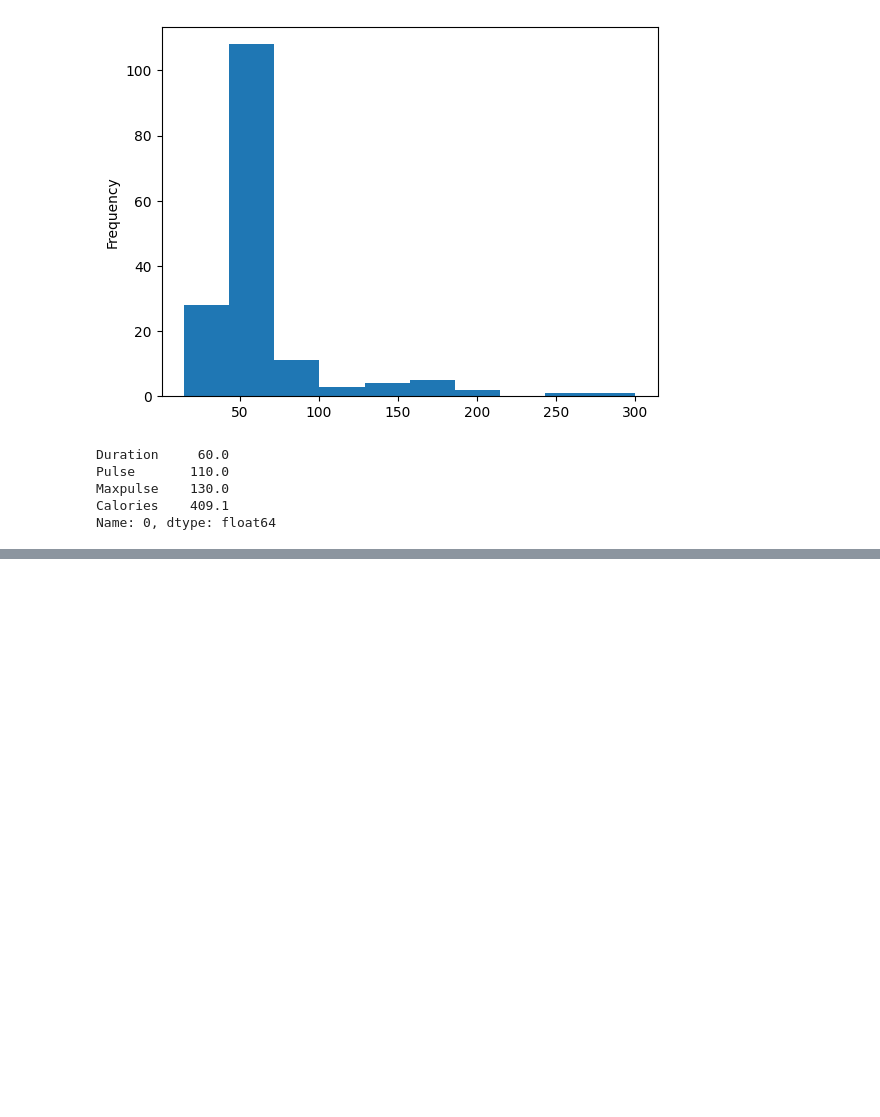
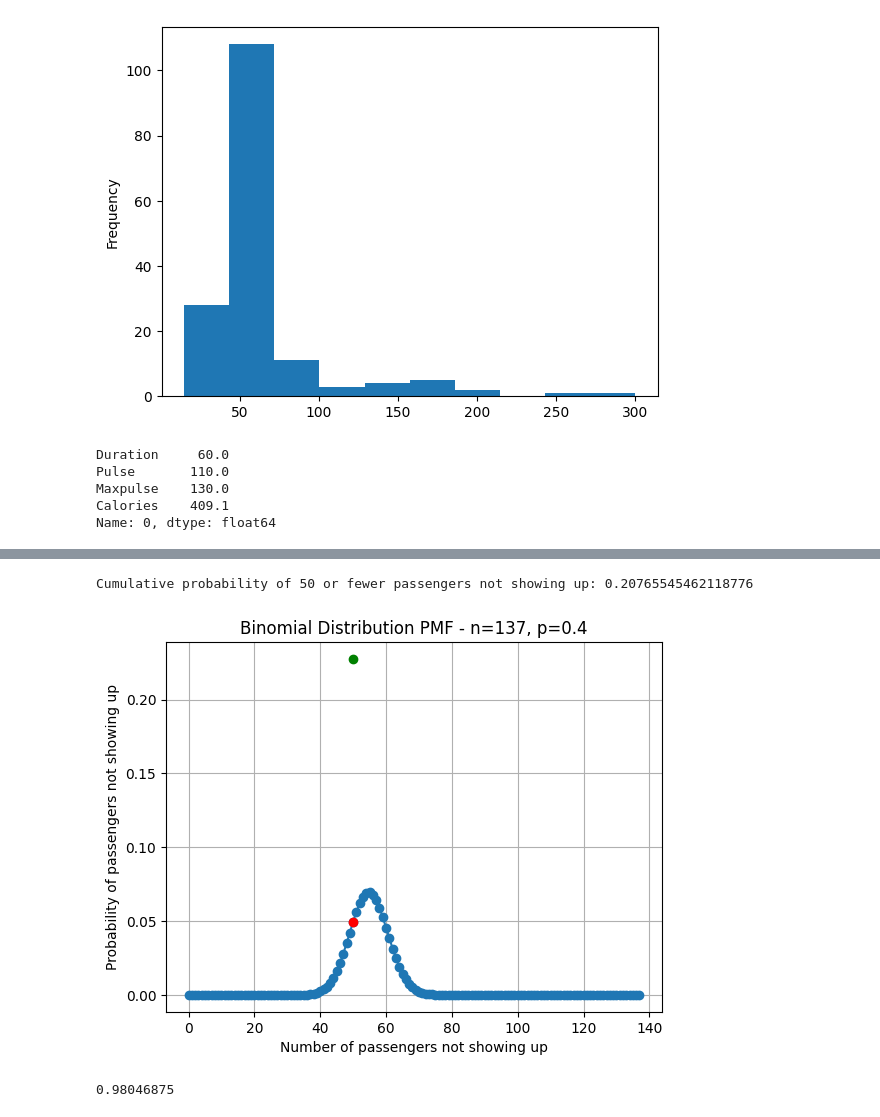
Before and after one commit to makzprog/SM_PROGS, a Jupyter notebook: test.ipynb, the cells around one changed output, grey strips where cells are left out. Drawn from its saved outputs; the diff is of its cells as text; code cells hidden in the pictures; blank space fills up the shorter version.

```diff
--- a/test.ipynb
+++ b/test.ipynb
@@ -146,0 +220,8 @@ df.drop_duplicates
+# %%
+from scipy.stats import binom
+n = 137
+p = 0.4
+
+for k, index in enumerate(range(50, n + 1)):
+    probability = binom.pmf(k, n, p)
+    print(index, probability)
@@ -146,0 +246,35 @@ df.drop_duplicates
+# %%
+cumulative_probability = binom.cdf(50, n+1, p)
+print("Cumulative probability of 50 or fewer passengers not showing up:", cumulative_probability)
+# %% [output]
+Cumulative probability of 50 or fewer passengers not showing up: 0.20765545462118776
+# %%
+# create a plot
+import matplotlib.pyplot as plt
+import numpy as np
+x = np.arange(0, n + 1)
+y = binom.pmf(x, n, p)
+plt.plot(x, y, 'o-')
+plt.plot(50, binom.pmf(50, n, p), 'ro')
+plt.plot(50, binom.cdf(50, n, p), 'go')
+plt.title('Binomial Distribution PMF - n=137, p=0.4')
+plt.xlabel('Number of passengers not showing up')
+plt.ylabel('Probability of passengers not showing up')
+plt.grid()
+plt.show()
+# %% [output]
+[figure, added]
+# %%
+# Looking at the beta distribution, to see how well it fits the binomial distribution.
+from scipy.stats import beta
+import matplotlib.pyplot as plt
+
+a = 8
+b = 2
+
+p = 1 - beta.cdf(0.5, a, b)
+print(p)
+
+# according to our calculation, there is a 0,3% chance the underlying probability of succes is fair, since a a fair coin concides with p=0.5
+# %% [output]
+0.98046875
```
Also changed, not shown: parts of 7 cells of this notebook.
